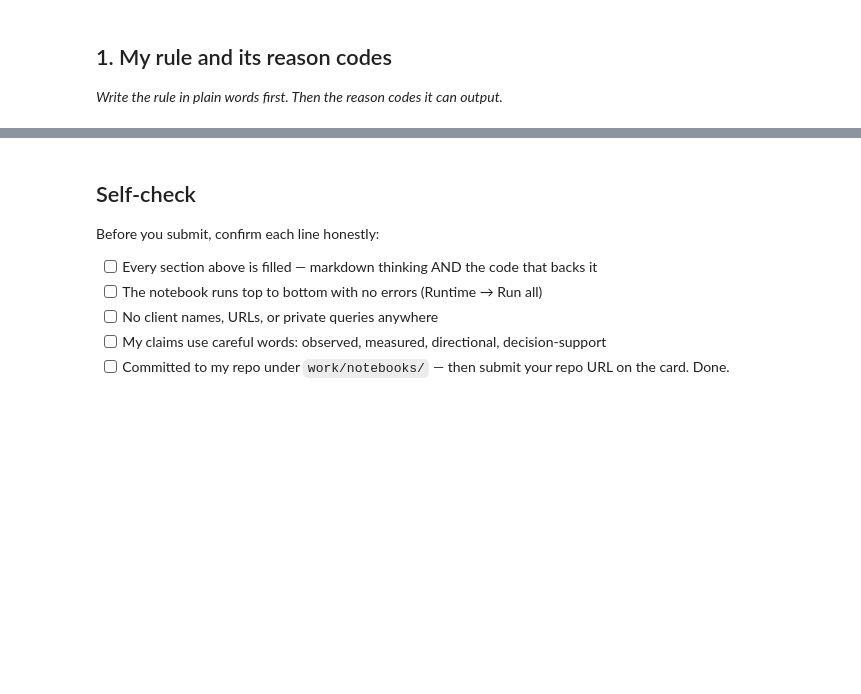
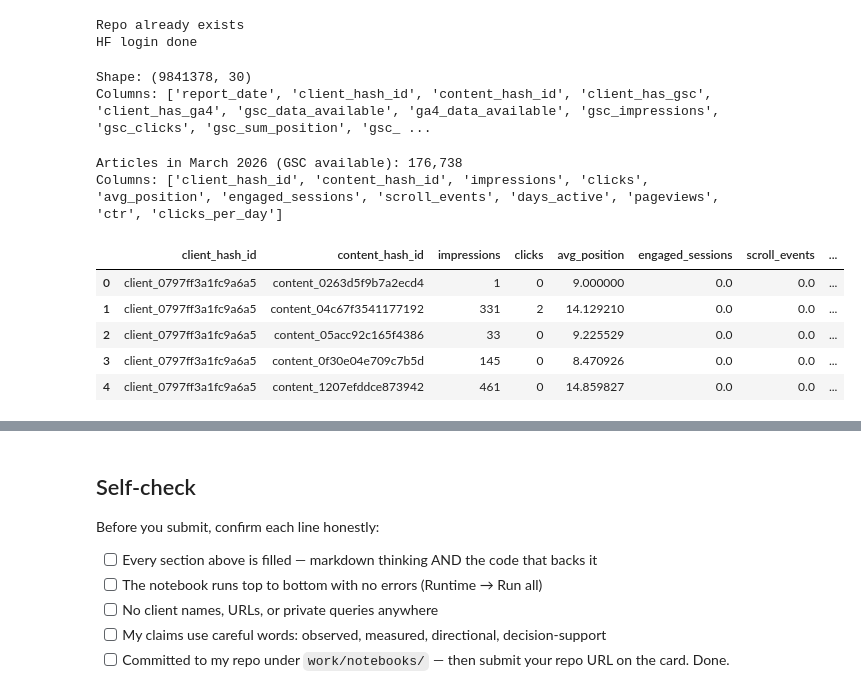
Before and after one commit to sayuj5/flyrank-internship-ml, a Jupyter notebook: work/notebooks/w04_baseline_score.ipynb, the cells around one changed output, grey strips where cells are left out. Saved outputs shown, nothing was run; the diff lists cells and outputs as text; code cells hidden in the pictures; blank space fills up the shorter version.

```diff
--- a/work/notebooks/w04_baseline_score.ipynb
+++ b/work/notebooks/w04_baseline_score.ipynb
@@ -6,7 +6,3 @@
 This skeleton is yours to fill. Work the sections **in order** — each one has a one-line hint. Simple words, honest numbers.
 
 > Working with an AI assistant? Tell it to read `skills/README.md` first and load the one skill this assignment names on its card.
-# %% [markdown]
-## 1. My rule and its reason codes
-
-*Write the rule in plain words first. Then the reason codes it can output.*
@@ -15,0 +9,69 @@ This skeleton is yours to fill. Work the sections **in order** — each one has
+# %%
+import subprocess, os
+from google.colab import userdata
+
+if not os.path.exists('/content/flyrank-internship-ml'):
+    subprocess.run(['git', 'clone', 'https://github.com/sayuj5/flyrank-internship-ml.git'],
+                   capture_output=True, text=True)
+    print("Repo cloned")
+else:
+    print("Repo already exists")
+
+import huggingface_hub
+token = userdata.get('HF_TOKEN')
+huggingface_hub.login(token=token, add_to_git_credential=False)
+print("HF login done")
+# %% [output]
+Repo already exists
+HF login done
+# %%
+import pandas as pd
+
+parquet_path = huggingface_hub.hf_hub_download(
+    repo_id="FlyRank/internship-warehouse",
+    filename="fact_content_daily_performance/month=2026-03/data_0.parquet",
+    repo_type="dataset",
+    token=token
+)
+
+df = pd.read_parquet(parquet_path)
+df['report_date'] = pd.to_datetime(df['report_date'])
+print(f"Shape: {df.shape}")
+print(f"Columns: {df.columns.tolist()}")
+# %% [output]
+Shape: (9841378, 30)
+Columns: ['report_date', 'client_hash_id', 'content_hash_id', 'client_has_gsc', 'client_has_ga4', 'gsc_data_available', 'ga4_data_available', 'gsc_impressions', 'gsc_clicks', 'gsc_sum_position', 'gsc_ ...
+# %%
+import numpy as np
+import os
+
+# Filter to GSC-available rows only
+df_avail = df[df['gsc_data_available'] == True].copy()
+
+# Aggregate to one row per article over March 2026
+art = df_avail.groupby(['client_hash_id', 'content_hash_id']).agg(
+    impressions    = ('gsc_impressions', 'sum'),
+    clicks         = ('gsc_clicks', 'sum'),
+    avg_position   = ('gsc_avg_position', 'mean'),
+    engaged_sessions = ('ga4_engaged_sessions', 'sum'),
+    scroll_events  = ('scroll_events', 'sum'),
+    days_active    = ('report_date', 'nunique'),
+    pageviews      = ('ga4_pageviews', 'sum'),
+).reset_index()
+
+# Derived signals
+art['ctr'] = art['clicks'] / art['impressions'].replace(0, np.nan)
+art['clicks_per_day'] = art['clicks'] / art['days_active']
+
+print(f"Articles in March 2026 (GSC available): {len(art):,}")
+print(f"Columns: {art.columns.tolist()}")
+art.head(5)
+# %% [output]
+Articles in March 2026 (GSC available): 176,738
+Columns: ['client_hash_id', 'content_hash_id', 'impressions', 'clicks', 'avg_position', 'engaged_sessions', 'scroll_events', 'days_active', 'pageviews', 'ctr', 'clicks_per_day']
+|  | client_hash_id | content_hash_id | impressions | clicks | avg_position | engaged_sessions | scroll_events | ... |
+| 0 | client_0797ff3a1fc9a6a5 | content_0263d5f9b7a2ecd4 | 1 | 0 | 9.000000 | 0.0 | 0.0 | ... |
+| 1 | client_0797ff3a1fc9a6a5 | content_04c67f3541177192 | 331 | 2 | 14.129210 | 0.0 | 0.0 | ... |
+| 2 | client_0797ff3a1fc9a6a5 | content_05acc92c165f4386 | 33 | 0 | 9.225529 | 0.0 | 0.0 | ... |
+| 3 | client_0797ff3a1fc9a6a5 | content_0f30e04e709c7b5d | 145 | 0 | 8.470926 | 0.0 | 0.0 | ... |
+| 4 | client_0797ff3a1fc9a6a5 | content_1207efddce873942 | 461 | 0 | 14.859827 | 0.0 | 0.0 | ... |
```
Also changed, not shown: parts of 14 cells of this notebook.
